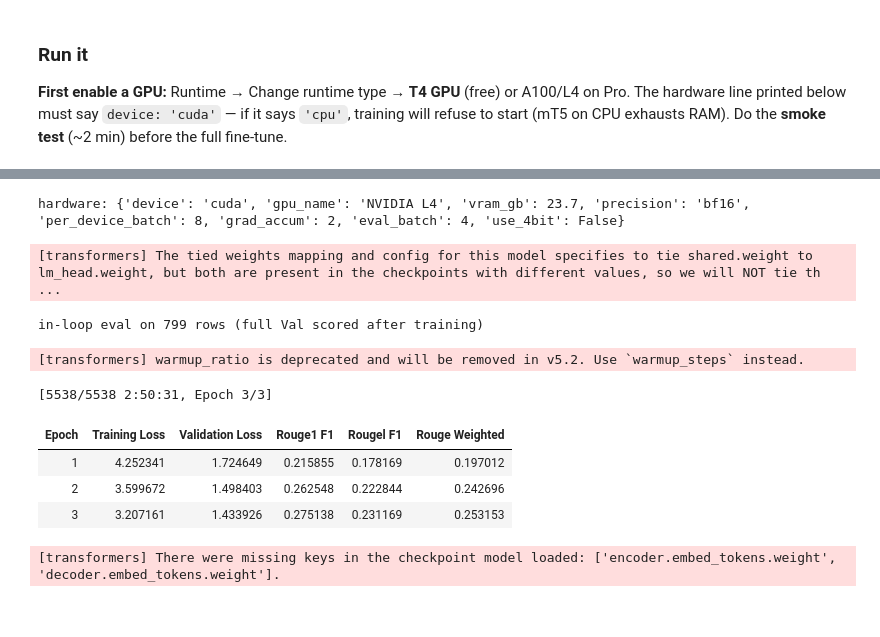
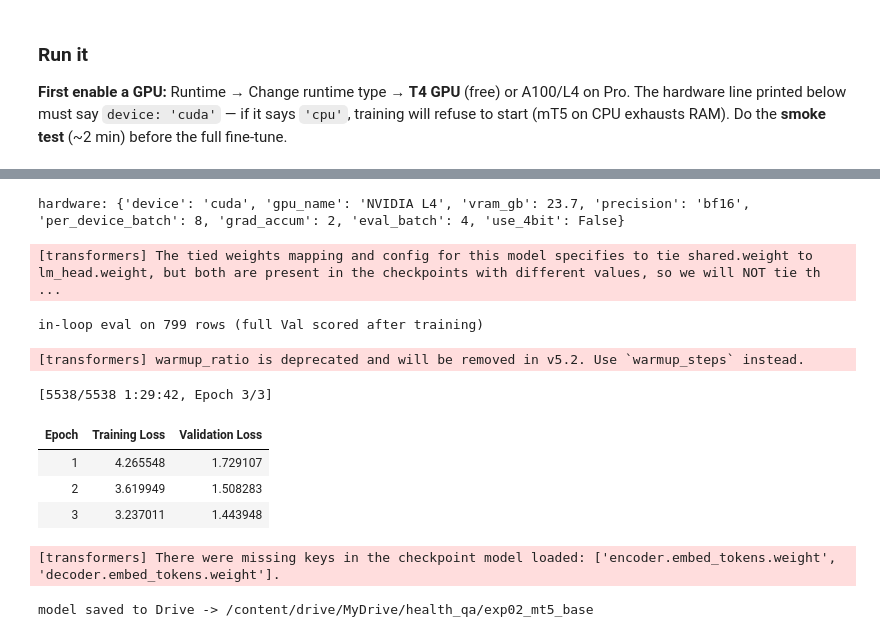
Before and after one commit to icyeza/African-Language-Health-QA-Challenge, a Jupyter notebook: health_qa_master.ipynb, the cells around one changed output, grey strips where cells are left out. Cells and saved outputs as stored; diff of their text form; code cells hidden in the pictures.

```diff
--- a/health_qa_master.ipynb
+++ b/health_qa_master.ipynb
@@ -695,6 +714,7 @@ class TrainConfig:
     warmup_ratio: float = 0.05
     num_beams_eval: int = 4
     eval_subset_size: int = 800     # cheap in-loop eval; full Val scored after training
+    select_by: str = "loss"         # "loss" = fast (no per-epoch generation) | "rouge"
     use_lora: bool = False
     gradient_checkpointing: bool = True   # memory saver; needed for full FT on T4
     seed: int = SEED
@@ -792,20 +812,23 @@ def train_seq2seq(train_df, val_df, cfg, smoke_test=False, allow_cpu=False):
         learning_rate=cfg.learning_rate, num_train_epochs=cfg.epochs,
         weight_decay=cfg.weight_decay, warmup_ratio=cfg.warmup_ratio,
         optim="adafactor", gradient_checkpointing=gc,
-        predict_with_generate=True, generation_num_beams=1,   # greedy in-loop (cheap)
+        predict_with_generate=(cfg.select_by == "rouge"),   # generation only if selecting by ROUGE
+        generation_num_beams=1,                # greedy in-loop (cheap)
         generation_max_length=cfg.max_target_len,
         fp16=False, bf16=use_bf16,            # never fp16 for mT5
         eval_strategy="epoch", save_strategy="epoch", load_best_model_at_end=True,
         eval_accumulation_steps=2,             # offload eval tensors to CPU (avoids OOM)
-        metric_for_best_model="rouge_weighted", greater_is_better=True,
+        metric_for_best_model=("rouge_weighted" if cfg.select_by == "rouge" else "eval_loss"),
+        greater_is_better=(cfg.select_by == "rouge"),
         logging_steps=50, save_total_limit=1, seed=cfg.seed, data_seed=cfg.seed,
         report_to="none")
 
     # Version-robust: transformers >=5 renamed `tokenizer` -> `processing_class`.
     import inspect
     trainer_kwargs = dict(model=model, args=args, train_dataset=ds_tr,
-                          eval_dataset=ds_va, data_collator=collator,
-                          compute_metrics=make_compute_metrics(tok))
+                          eval_dataset=ds_va, data_collator=collator)
+    if cfg.select_by == "rouge":                 # only decode ROUGE when generating
+        trainer_kwargs["compute_metrics"] = make_compute_metrics(tok)
     if "processing_class" in inspect.signature(Seq2SeqTrainer.__init__).parameters:
         trainer_kwargs["processing_class"] = tok
     else:
@@ -875,17 +898,22 @@ Smoke test passed.
 # %%
 # @colab-only  -- full run
 cfg = TrainConfig(model_name="google/mt5-base", epochs=3.0, prompt_template="tagged")
 trainer, tok = train_seq2seq(train, val, cfg)
+# Persist the model IMMEDIATELY (before generation/submission) so a later
+# disconnect never costs the retrain — only a reload + quick re-generate.
+trainer.save_model(f"{DRIVE_DIR}/exp02_mt5_base"); tok.save_pretrained(f"{DRIVE_DIR}/exp02_mt5_base")
+print("model saved to Drive ->", f"{DRIVE_DIR}/exp02_mt5_base")
 # %% [output]
 hardware: {'device': 'cuda', 'gpu_name': 'NVIDIA L4', 'vram_gb': 23.7, 'precision': 'bf16', 'per_device_batch': 8, 'grad_accum': 2, 'eval_batch': 4, 'use_4bit': False}
 [transformers] The tied weights mapping and config for this model specifies to tie shared.weight to lm_head.weight, but both are present in the checkpoints with different values, so we will NOT tie th ...
 in-loop eval on 799 rows (full Val scored after training)
 [transformers] warmup_ratio is deprecated and will be removed in v5.2. Use `warmup_steps` instead.
-[5538/5538 2:50:31, Epoch 3/3]
+[5538/5538 1:29:42, Epoch 3/3]
-| Epoch | Training Loss | Validation Loss | Rouge1 F1 | Rougel F1 | Rouge Weighted |
-| 1 | 4.252341 | 1.724649 | 0.215855 | 0.178169 | 0.197012 |
-| 2 | 3.599672 | 1.498403 | 0.262548 | 0.222844 | 0.242696 |
-| 3 | 3.207161 | 1.433926 | 0.275138 | 0.231169 | 0.253153 |
+| Epoch | Training Loss | Validation Loss |
+| 1 | 4.265548 | 1.729107 |
+| 2 | 3.619949 | 1.508283 |
+| 3 | 3.237011 | 1.443948 |
 [transformers] There were missing keys in the checkpoint model loaded: ['encoder.embed_tokens.weight', 'decoder.embed_tokens.weight'].
+model saved to Drive -> /content/drive/MyDrive/health_qa/exp02_mt5_base
 # %%
 # @colab-only  -- score Experiment 2 on Val (official metric) and log it
```
Also changed, not shown: parts of 27 cells of this notebook.
